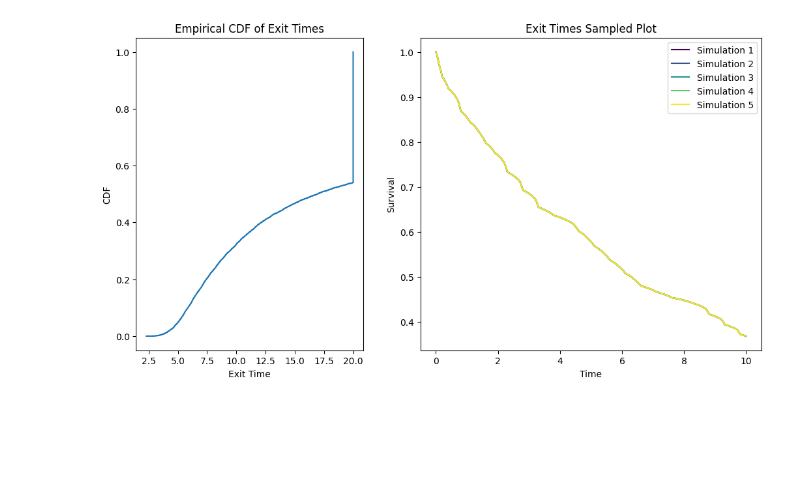
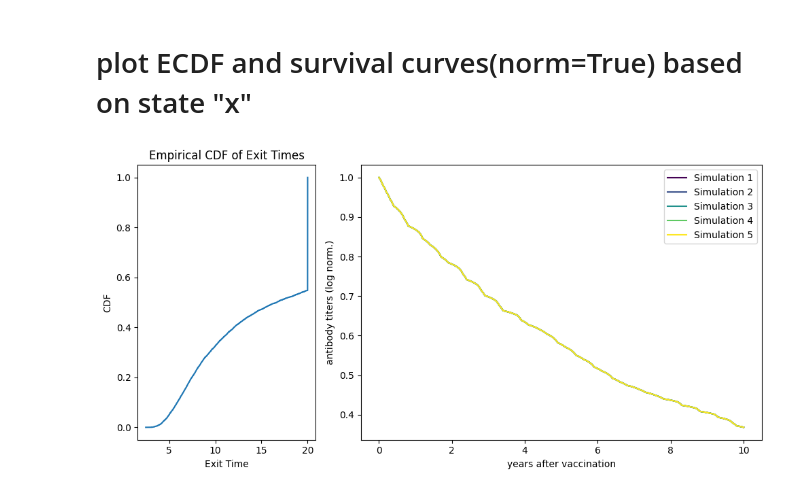
Before and after one commit to shuqi7-ui/plasma-cells, a Jupyter notebook: Untitled1.ipynb, the cells around one changed output. Cells and saved outputs as stored; diff of their text form; code cells hidden in the pictures; blank space fills up the shorter version.

```diff
--- a/Untitled1.ipynb
+++ b/Untitled1.ipynb
@@ -92,3 +93,5 @@ plt.show()
+# %% [markdown]
+# plot ECDF and survival curves(norm=True) based on state "x"
 # %%
 import numpy as np
 import matplotlib.pyplot as plt
@@ -96,10 +99,9 @@ from scipy.interpolate import interp1d
 
 EXIT_THRESH = 0.2
 
-fig = plt.figure(figsize=(12, 6))
-grid = fig.add_gridspec(1, 6, width_ratios=[2, 2, 1, 1, 1, 1])
+fig = plt.figure(figsize=(10,5))
+grid = fig.add_gridspec(1, 6)
 
-# creating subplots
 ax1 = fig.add_subplot(grid[:, 0:2])
 ax2 = fig.add_subplot(grid[:, 2:6])
 
@@ -121,16 +123,16 @@ def get_exit_times(mu=0, sigma=0.06, xi=0.1, tmax=20, N=10000):
     exit_times[exit_times == 0] = tmax
     return exit_times, x
 
+# convert to antibody titers
 def get_exit_idx(x):
     return x > EXIT_THRESH
 
 def generate_antibody_titers(tmax=20, SAMPLE_RATE=0.1):
     exit_times, x = get_exit_times()
-    dt = 0.001
     surv = []
     t_out = []
     surv_fact = 1
-    for t in np.arange(0, tmax, dt):
+    for t in np.arange(0, tmax, SAMPLE_RATE):
         if t % SAMPLE_RATE < 1e-9:
             idx = get_exit_idx(x)
             surv_fact *= 1 - idx.mean()
@@ -147,36 +149,35 @@ def plotExitTimesSampled(ax, t_out, surv, tmin=0, tmax=20, c='r', norm=True, lab
     ax.plot(x, y, c=c, label=label)
 
 #plot ECDF
 exit_times = get_exit_times()[0]
 sorted_exit_times = np.sort(exit_times)
 cdf = np.arange(1, len(sorted_exit_times) + 1) / len(sorted_exit_times)
 
 ax1.step(sorted_exit_times, cdf, where='post')
 ax1.set_xlabel("Exit Time")
 ax1.set_ylabel("CDF")
 ax1.set_title("Empirical CDF of Exit Times")
 
 #plot antibody titers vs years after vaccination
 num_simulations = 5 # Number of simulations
 datasets = []
 colors = plt.cm.viridis(np.linspace(0, 1, num_simulations)) # Colors for different simulations
 
 for i in range(num_simulations):
     t_out, surv = generate_antibody_titers()
     datasets.append((t_out, surv))
 
 for i, (t_out, surv) in enumerate(datasets):
     plotExitTimesSampled(ax2, t_out, surv, tmin=0, tmax=10, c=colors[i], norm=True, label=f'Simulation {i+1}')
 
-# Set labels and title
-ax2.set_xlabel('Time')
-ax2.set_ylabel('Survival')
-ax2.set_title('Exit Times Sampled Plot')
+ax2.set_xlabel('years after vaccination')
+ax2.set_ylabel('antibody titers (log norm.)')
 ax2.legend()
 
 fig.subplots_adjust(left=0.1, right=0.9, top=0.9, bottom=0.1, wspace=1)
 
-# Show the plot
+plt.tight_layout()
+
 plt.show()
 # %% [output]
-[figure, old version]
+[figure, new version]
```
Also changed, not shown: parts of 7 cells of this notebook.
